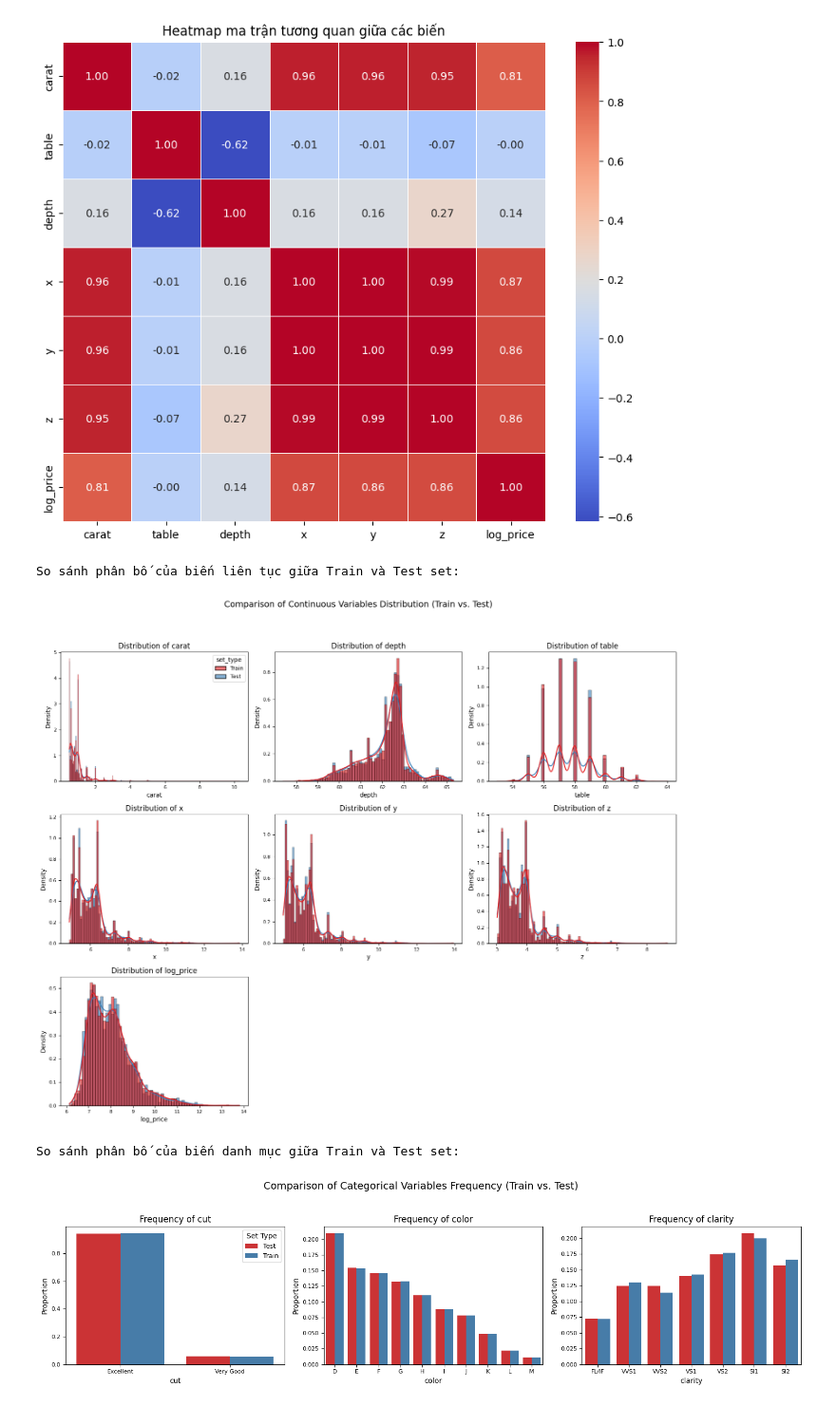
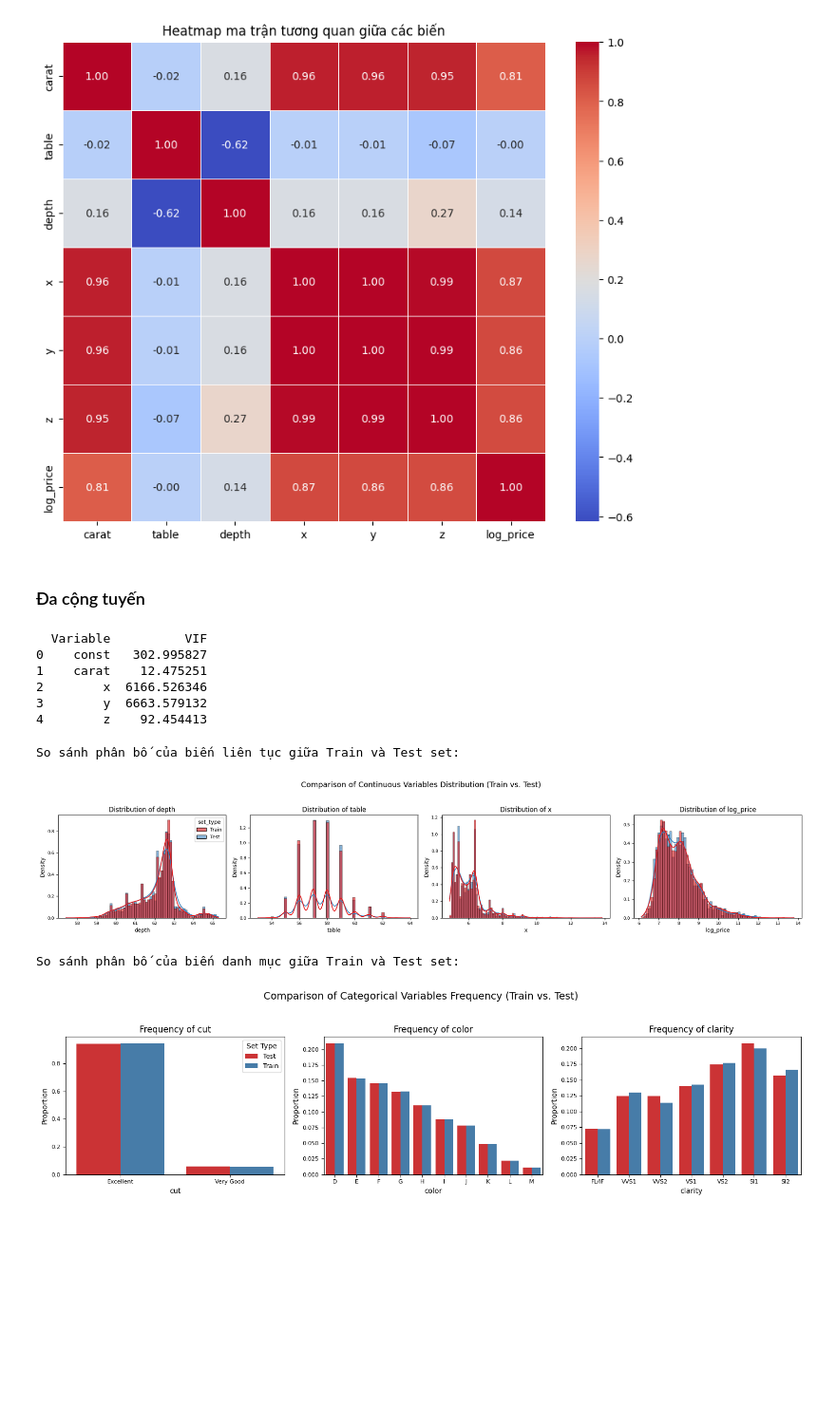
Before and after one commit to Qkhanhs84/KHDL_CK, a Jupyter notebook: handle_data.ipynb, the cells around one changed output. Shown at 95% size. Saved outputs shown, nothing was run; the diff lists cells and outputs as text; code cells hidden in the pictures; blank space fills up the shorter version.

```diff
--- a/handle_data.ipynb
+++ b/handle_data.ipynb
@@ -256,0 +253,2 @@ X_train, X_test, y_train, y_test = train_test_split(X, y, test_size=0.2, random_
+# %% [markdown]
+### Đa cộng tuyến
@@ -257,3 +263,19 @@ X_train, X_test, y_train, y_test = train_test_split(X, y, test_size=0.2, random_
+# %%
+vif_data = pd.DataFrame()
+vif_data["Variable"] = X.columns
+vif_data["VIF"] = [variance_inflation_factor(X.values, i)
+                   for i in range(X.shape[1])]
+
+print(vif_data)
+# %% [output]
+  Variable          VIF
+0    const   302.995827
+1    carat    12.475251
+2        x  6166.526346
+3        y  6663.579132
+4        z    92.454413
+# %%
+df.drop(columns=["carat", "y", "z"], inplace=True)
 # %%
 df_viz = df.copy() # Tạo một bản sao để thêm cột '_set_type' mà không ảnh hưởng đến df gốc
 
@@ -278,7 +300,7 @@ combined_df = pd.concat([X_train, X_test])
 
 # --- Danh sách các biến để vẽ biểu đồ ---
 categorical_vars = ['cut', 'color', 'clarity']
-continuous_vars = ['carat', 'depth', 'table', 'x', 'y', 'z', 'log_price']
+continuous_vars = ['depth', 'table', 'x', 'log_price']
 
 # --- Đặt lại kích thước font cho các nhãn biểu đồ ---
 plt.rcParams['axes.labelsize'] = 10
@@ -294,7 +316,7 @@ custom_palette = sns.color_palette("Set1", n_colors=2) # Ví dụ: màu đỏ v
 print("So sánh phân bố của biến liên tục giữa Train và Test set:")
 # Xác định số lượng hàng và cột cho subplot
 num_cont_vars = len(continuous_vars)
-n_cols_cont = 3 # Số cột bạn muốn hiển thị
+n_cols_cont = 4 # Số cột bạn muốn hiển thị
 n_rows_cont = (num_cont_vars + n_cols_cont - 1) // n_cols_cont # Tính số hàng cần thiết
 
 fig_cont, axes_cont = plt.subplots(n_rows_cont, n_cols_cont, figsize=(5 * n_cols_cont, 4 * n_rows_cont))
@@ -336,34 +358,34 @@ for i, var in enumerate(categorical_vars):
     df_freq = combined_df.groupby('set_type')[var].value_counts(normalize=True).rename('proportion').reset_index()
 
     # Sắp xếp các cấp độ cho dễ nhìn nếu là biến ordinal
     order = None
     if var == 'color':
         order = ['D', 'E', 'F', 'G', 'H', 'I', 'J', 'K', 'L', 'M']
     elif var == 'clarity':
         order = ['FL/IF', 'VVS1', 'VVS2', 'VS1', 'VS2', 'SI1', 'SI2'] # Đảm bảo thêm I1, I2, I3 nếu có
     elif var == 'cut':
         order = ['Excellent', 'Very Good'] # Đảm bảo thêm các loại khác nếu có
 
     sns.barplot(data=df_freq, x=var, y='proportion', hue='set_type', palette=custom_palette, order=order, ax=ax)
     ax.set_title(f'Frequency of {var}')
     ax.set_xlabel(var)
     ax.set_ylabel('Proportion')
     # ax.set_xticklabels(ax.get_xticklabels(), rotation=45, ha='right') # Xoay nhãn nếu cần
     if i == 0: # Chỉ hiển thị legend cho subplot đầu tiên
         ax.legend(title='Set Type')
     else:
         ax.get_legend().remove() # Xóa legend ở các subplot còn lại
 
 # Xóa các subplot trống nếu có
 for j in range(i + 1, len(axes_cat)):
     fig_cat.delaxes(axes_cat[j])
 
 plt.suptitle('Comparison of Categorical Variables Frequency (Train vs. Test)', y=1.02, fontsize=14)
 plt.tight_layout(rect=[0, 0, 1, 0.98])
 plt.show()
 # %% [output]
 So sánh phân bố của biến liên tục giữa Train và Test set:
-[figure, old version]
+[figure, new version]
 So sánh phân bố của biến danh mục giữa Train và Test set:
 [figure]
 # %%
```
Also changed, not shown: parts of 17 cells of this notebook.
